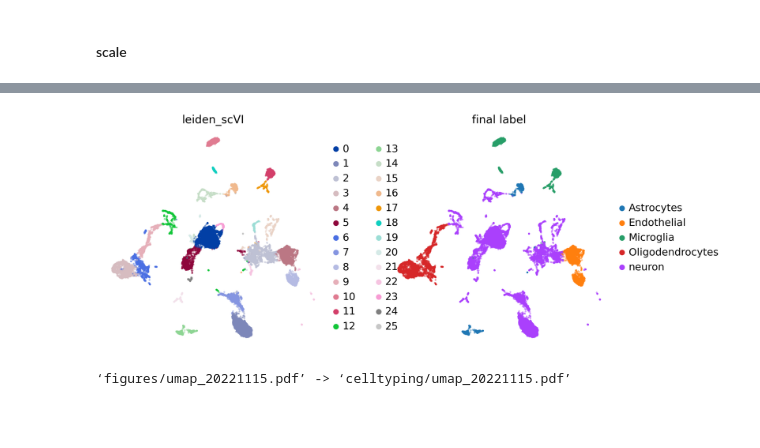
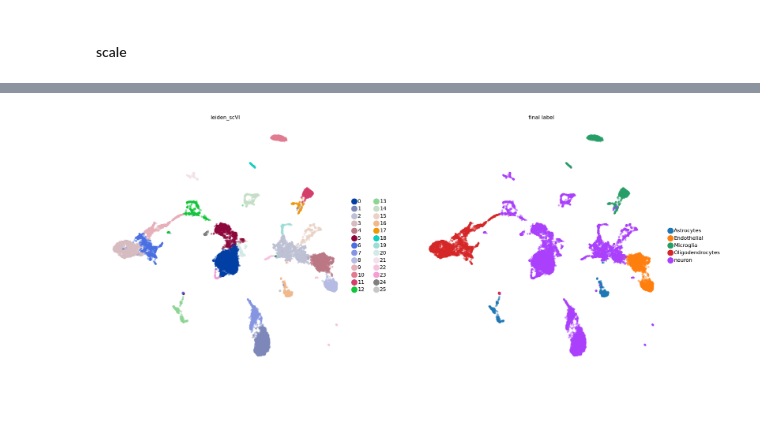
Before and after one commit to SABAFQ/MDMA-scRNAseq, a Jupyter notebook: 2-celltyping.ipynb, the cells around one changed output, grey strips where cells are left out. Cells and saved outputs as stored; diff of their text form; code cells hidden in the pictures.

```diff
--- a/2-celltyping.ipynb
+++ b/2-celltyping.ipynb
@@ -168,2 +151,0 @@ sc.tl.leiden(adata_neuron, key_added="leiden_neuron", resolution=0.1)
-# %%
-adata_neuron.layers['scaled'] = sc.pp.scale(adata_neuron, copy=True).X
@@ -610,4 +309,0 @@ ___
-# %%
-results_file = 'celltyping/adata_non_neuron-clustered-labeled.h5ad.gz'
-
-adata_non_neuron = sc.read_h5ad(results_file)
@@ -658,8 +348,8 @@ sc.pl.umap(
     alpha=0.5,size=20,
     # legend_loc='on data',
     # add_outline=0.01,
-    save = '_20221115'
+    # save = '_20221115'
 )
 
-!mv -v figures/umap_20221115.pdf celltyping/
+# !mv -v figures/umap_20221115.pdf celltyping/
 # %% [output]
@@ -667,5 +356,4 @@ WARNING: saving figure to file figures/umap_20221115.pdf
-[figure, old version]
+[figure, new version]
-‘figures/umap_20221115.pdf’ -> ‘celltyping/umap_20221115.pdf’
 # %% [markdown]
 #
 # %%
```
Also changed, not shown: parts of 69 cells of this notebook, 12 other files.
